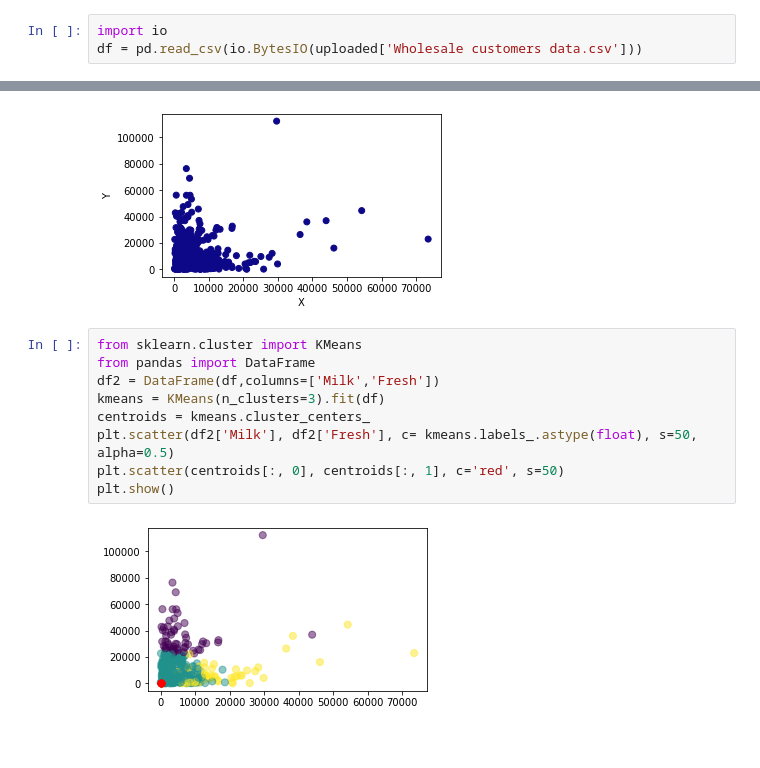
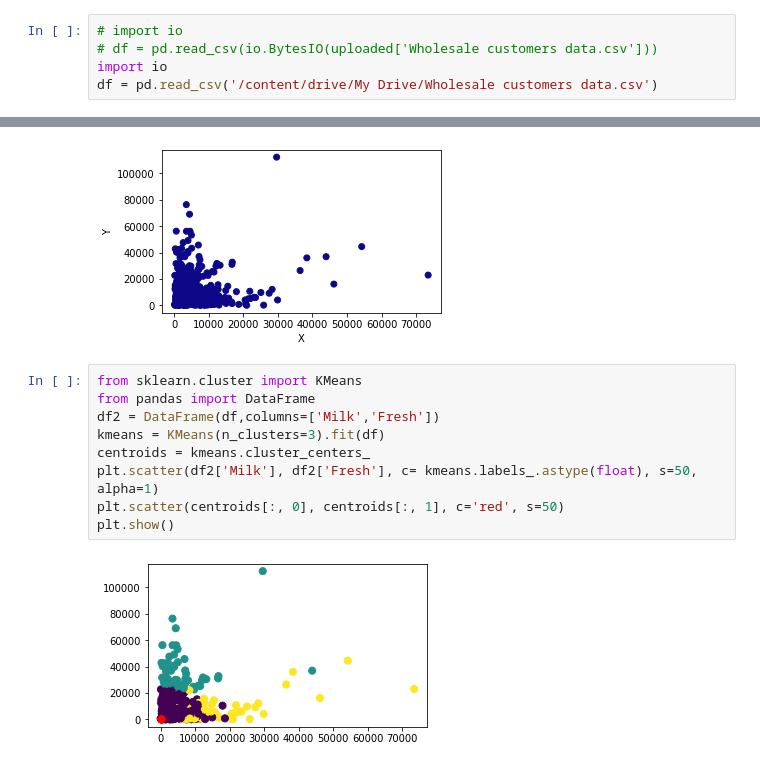
Before and after one commit to duynguyen02/ml-on-practice, a Jupyter notebook: dbscan.ipynb, the cells around one changed output, grey strips where cells are left out. Drawn from its saved outputs; the diff is of its cells as text.

```diff
--- a/dbscan.ipynb
+++ b/dbscan.ipynb
@@ -15,6 +12,8 @@ Saving Wholesale customers data.csv to Wholesale customers data.csv
 # %%
+# import io
+# df = pd.read_csv(io.BytesIO(uploaded['Wholesale customers data.csv']))
 import io
-df = pd.read_csv(io.BytesIO(uploaded['Wholesale customers data.csv']))
+df = pd.read_csv('/content/drive/My Drive/Wholesale customers data.csv')
 # %%
 df.head()
 # %% [output]
@@ -86,11 +85,11 @@ plt.show() # showing the p
 # %%
 from sklearn.cluster import KMeans
 from pandas import DataFrame
 df2 = DataFrame(df,columns=['Milk','Fresh'])
 kmeans = KMeans(n_clusters=3).fit(df)
 centroids = kmeans.cluster_centers_
-plt.scatter(df2['Milk'], df2['Fresh'], c= kmeans.labels_.astype(float), s=50, alpha=0.5)
+plt.scatter(df2['Milk'], df2['Fresh'], c= kmeans.labels_.astype(float), s=50, alpha=1)
 plt.scatter(centroids[:, 0], centroids[:, 1], c='red', s=50)
 plt.show()
 # %% [output]
-[figure, old version]
+[figure, new version]
```
Also changed, not shown: parts of 1 cell of this notebook.
